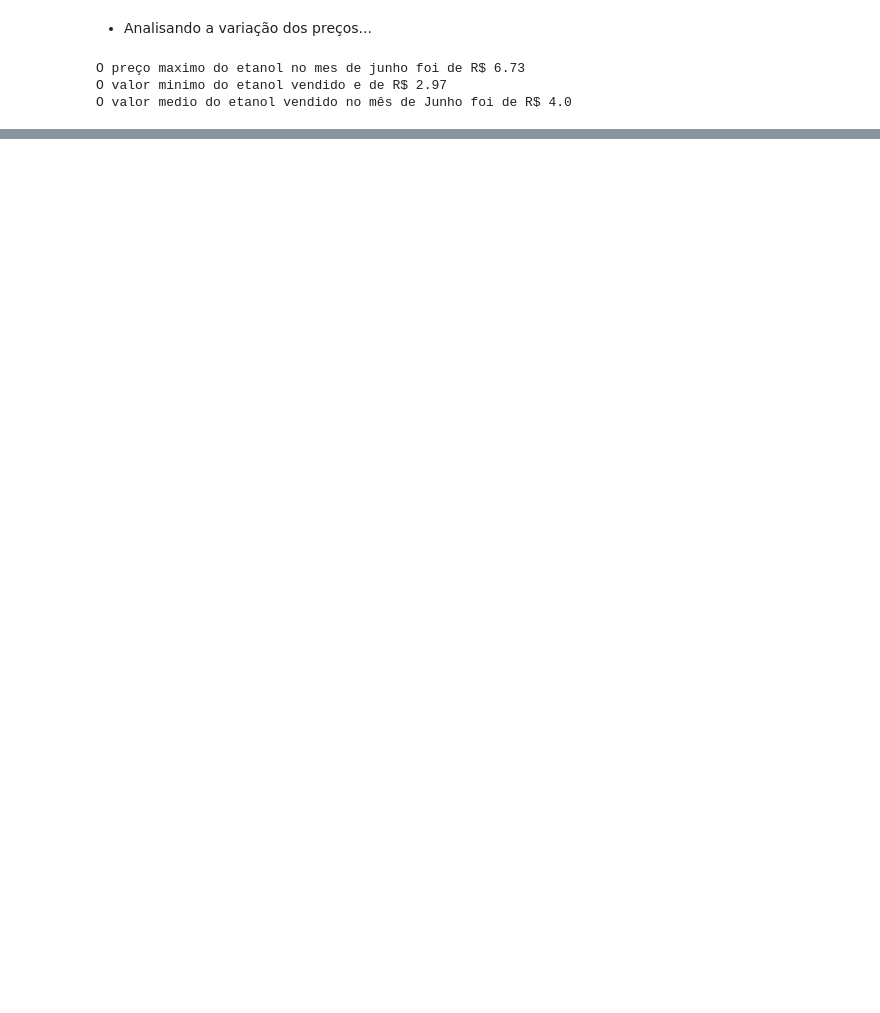
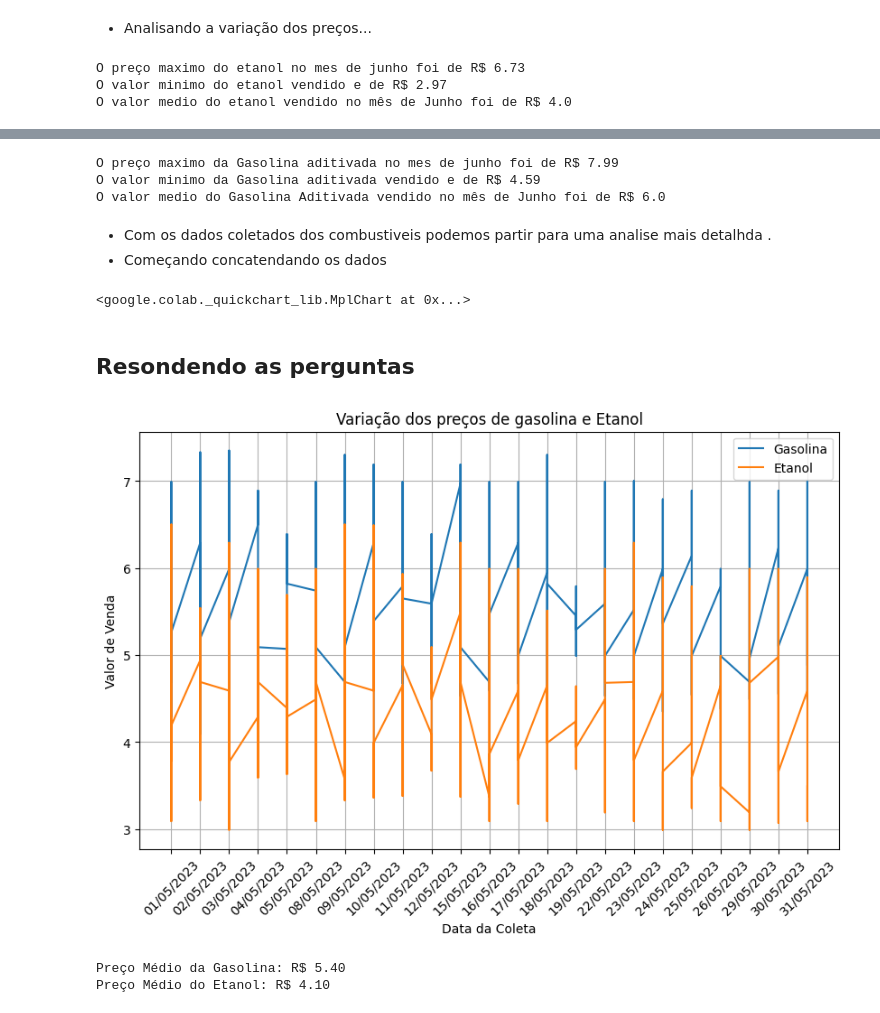
Before and after one commit to luisgoni/Trabalho-_Grupo_teste._Mod4, a Jupyter notebook: Trabalho_em_grupo_Mod4_Resília_Dados.ipynb, the cells around one changed output, grey strips where cells are left out. Saved outputs shown, nothing was run; the diff lists cells and outputs as text; code cells hidden in the pictures; blank space fills up the shorter version.

```diff
--- a/Trabalho_em_grupo_Mod4_Resília_Dados.ipynb
+++ b/Trabalho_em_grupo_Mod4_Resília_Dados.ipynb
@@ -441,0 +469,53 @@ Produto_Gasolina_AD06.head()
+# %%
+Preço_Max_GasolinaAD06 = Produto_Gasolina_AD06['Valor de Venda'].max()
+print(f'O preço maximo da Gasolina aditivada no mes de junho foi de R$ {Preço_Max_GasolinaAD06}')
+Preço_MIN_GasolinaAD06 = Produto_Gasolina_AD06['Valor de Venda'].min()
+print(f'O valor minimo da Gasolina aditivada vendido e de R$ {Preço_MIN_GasolinaAD06}')
+Preço_MEDIO_GasolinaAD06 = Produto_Gasolina_AD06['Valor de Venda'].mean().round()
+print(f'O valor medio do Gasolina Aditivada vendido no mês de Junho foi de R$ {Preço_MEDIO_GasolinaAD06}')
+# %% [output]
+O preço maximo da Gasolina aditivada no mes de junho foi de R$ 7.99
+O valor minimo da Gasolina aditivada vendido e de R$ 4.59
+O valor medio do Gasolina Aditivada vendido no mês de Junho foi de R$ 6.0
+# %% [markdown]
+- Com os dados coletados dos combustiveis podemos partir para uma analise mais detalhda .
+- Começando concatendando os dados
+# %%
+def categorical_histogram(df, colname, figscale=1, mpl_palette_name='Dark2'):
+  df.groupby(colname).size().plot(kind='barh', color=sns.palettes.mpl_palette(mpl_palette_name), figsize=(8*figscale, 5.5*figscale))
+  plt.gca().spines[['top', 'right',]].set_visible(False)
+  return autoviz.MplChart.from_current_mpl_state()
+
+chart = categorical_histogram(Dados_mes_junho, *['Regiao - Sigla'], **{})
+chart
+# %% [output]
+<google.colab._quickchart_lib.MplChart at 0x...>
+# %% [markdown]
+## Resondendo as perguntas
+# %%
+# 1. Como se comportaram o preço dos combustíveis durante os dois meses citados? Os valores do etanol e da gasolina tiveram uma tendência de queda ou diminuição?
+plt.figure(figsize=(10, 6))
+plt.plot(Produto_Gasolina05['Data da Coleta'], Produto_Gasolina05['Valor de Venda'][Produto_Gasolina05['Produto'] == 'GASOLINA'], label='Gasolina')
+plt.plot(Produto_Etanol05['Data da Coleta'], Produto_Etanol05['Valor de Venda'][Produto_Etanol05['Produto'] == 'ETANOL'], label='Etanol')
+plt.xlabel('Data da Coleta')
+plt.ylabel('Valor de Venda')
+plt.title('Variação dos preços de gasolina e Etanol')
+plt.legend()
+plt.xticks(rotation=45)
+plt.grid(True)
+plt.show()
+# %% [output]
+[figure, added]
+# %%
+#2. Qual o preço médio da gasolina e do etanol nesses dois meses?
+
+# Cálculo das médias de preço de gasolina e etanol nos dois meses
+media_gasolina = df_combinedDados[(df_combinedDados['Produto'] == 'GASOLINA')]['Valor de Venda'].mean()
+media_etanol = df_combinedDados[(df_combinedDados['Produto'] == 'ETANOL')]['Valor de Venda'].mean()
+
+# Exibição dos resultados médios
+print(f"Preço Médio da Gasolina: R$ {media_gasolina:.2f}")
+print(f"Preço Médio do Etanol: R$ {media_etanol:.2f}")
+# %% [output]
+Preço Médio da Gasolina: R$ 5.40
+Preço Médio do Etanol: R$ 4.10
```
Also changed, not shown: parts of 26 cells of this notebook.
